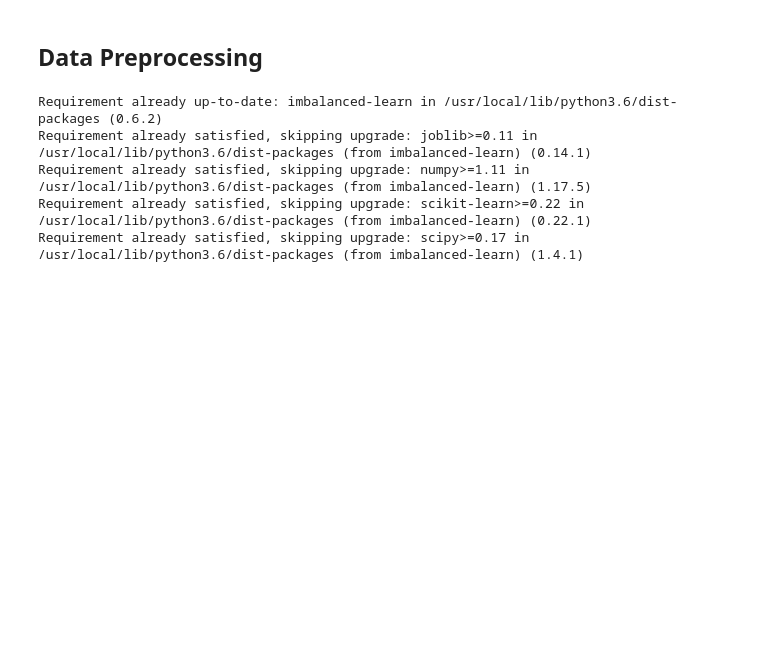
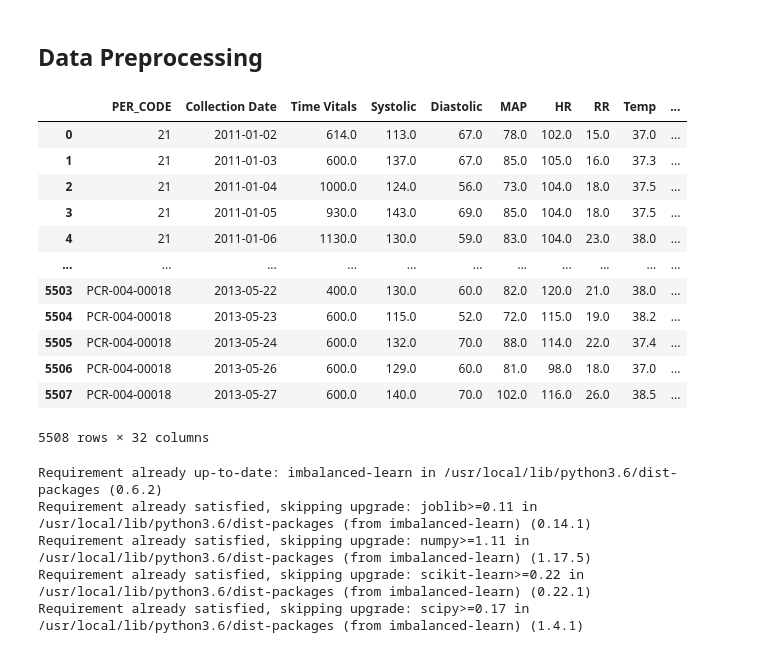
Before and after one commit to oliverZZ/193B_Glucose_Monitor, a Jupyter notebook: Infection_Detection.ipynb, the cells around one changed output. Saved outputs shown, nothing was run; the diff lists cells and outputs as text; code cells hidden in the pictures; blank space fills up the shorter version.

Commit message:
Drop rows have more than 15 of nan

```diff
--- a/Infection_Detection.ipynb
+++ b/Infection_Detection.ipynb
@@ -29,18 +29,47 @@ bg
 # %% [markdown]
 ## Data Preprocessing ##
-# %%
-def data_preprocess(df):
-  # count = 0
-  df = df[(df.Sepsis == 0.0) | (df.Sepsis == 1.0)]
-  # for i in range(0, len(df)):
-  #   if ((df.Sepsis[i] != 0) & (df.Sepsis[i] != 1)):
-  df = df.dropna()
-  df = df.reset_index(drop = True)
-
-  df = df.reset_index(drop = True)
-  return df
+# %%
+def Drop_many_nan(df):
+
+  drop_idx = []
+  for i in range(len(df)):
+    nan_count = 0
+    for x in df.loc[i]:
+      if str(x) == 'nan':
+        nan_count += 1
+    if nan_count >= 15:
+      drop_idx.append(i)
+
+  modified_df = df.drop(df.index[drop_idx])
+  modified_df = modified_df.reset_index(drop = True)
+
+  return modified_df
+# %%
+def data_preprocess(df):
+
+  # drop rows that have too many nan
+  df = Drop_many_nan(df)
+
+
+  return df
 # %%
 bg = data_preprocess(bg)
+# %%
+bg
+# %% [output]
+|  | PER_CODE | Collection Date | Time Vitals | Systolic | Diastolic | MAP | HR | RR | Temp | ... |
+| 0 | 21 | 2011-01-02 | 614.0 | 113.0 | 67.0 | 78.0 | 102.0 | 15.0 | 37.0 | ... |
+| 1 | 21 | 2011-01-03 | 600.0 | 137.0 | 67.0 | 85.0 | 105.0 | 16.0 | 37.3 | ... |
+| 2 | 21 | 2011-01-04 | 1000.0 | 124.0 | 56.0 | 73.0 | 104.0 | 18.0 | 37.5 | ... |
+| 3 | 21 | 2011-01-05 | 930.0 | 143.0 | 69.0 | 85.0 | 104.0 | 18.0 | 37.5 | ... |
+| 4 | 21 | 2011-01-06 | 1130.0 | 130.0 | 59.0 | 83.0 | 104.0 | 23.0 | 38.0 | ... |
+| ... | ... | ... | ... | ... | ... | ... | ... | ... | ... | ... |
+| 5503 | PCR-004-00018 | 2013-05-22 | 400.0 | 130.0 | 60.0 | 82.0 | 120.0 | 21.0 | 38.0 | ... |
+| 5504 | PCR-004-00018 | 2013-05-23 | 600.0 | 115.0 | 52.0 | 72.0 | 115.0 | 19.0 | 38.2 | ... |
+| 5505 | PCR-004-00018 | 2013-05-24 | 600.0 | 132.0 | 70.0 | 88.0 | 114.0 | 22.0 | 37.4 | ... |
+| 5506 | PCR-004-00018 | 2013-05-26 | 600.0 | 129.0 | 60.0 | 81.0 | 98.0 | 18.0 | 37.0 | ... |
+| 5507 | PCR-004-00018 | 2013-05-27 | 600.0 | 140.0 | 70.0 | 102.0 | 116.0 | 26.0 | 38.5 | ... |
+5508 rows × 32 columns
 # %%
 pip install -U imbalanced-learn
 # %% [output]
```
Also changed, not shown: parts of 1 cell of this notebook.
